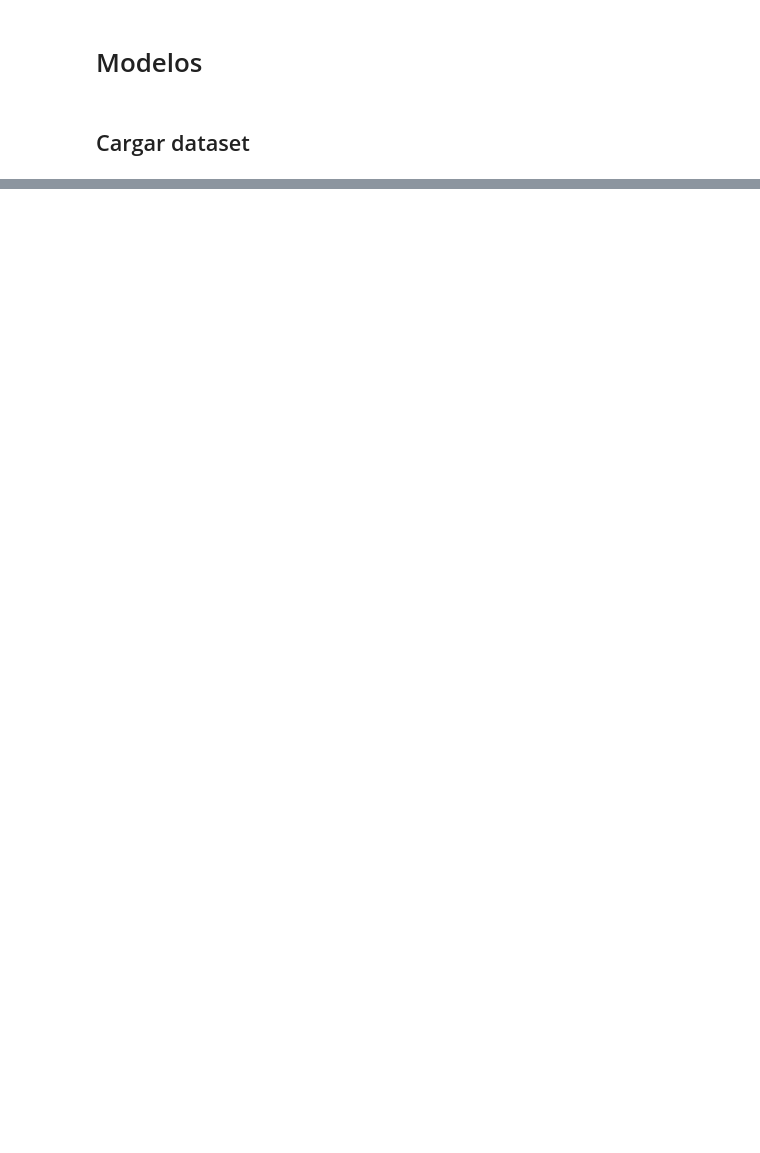
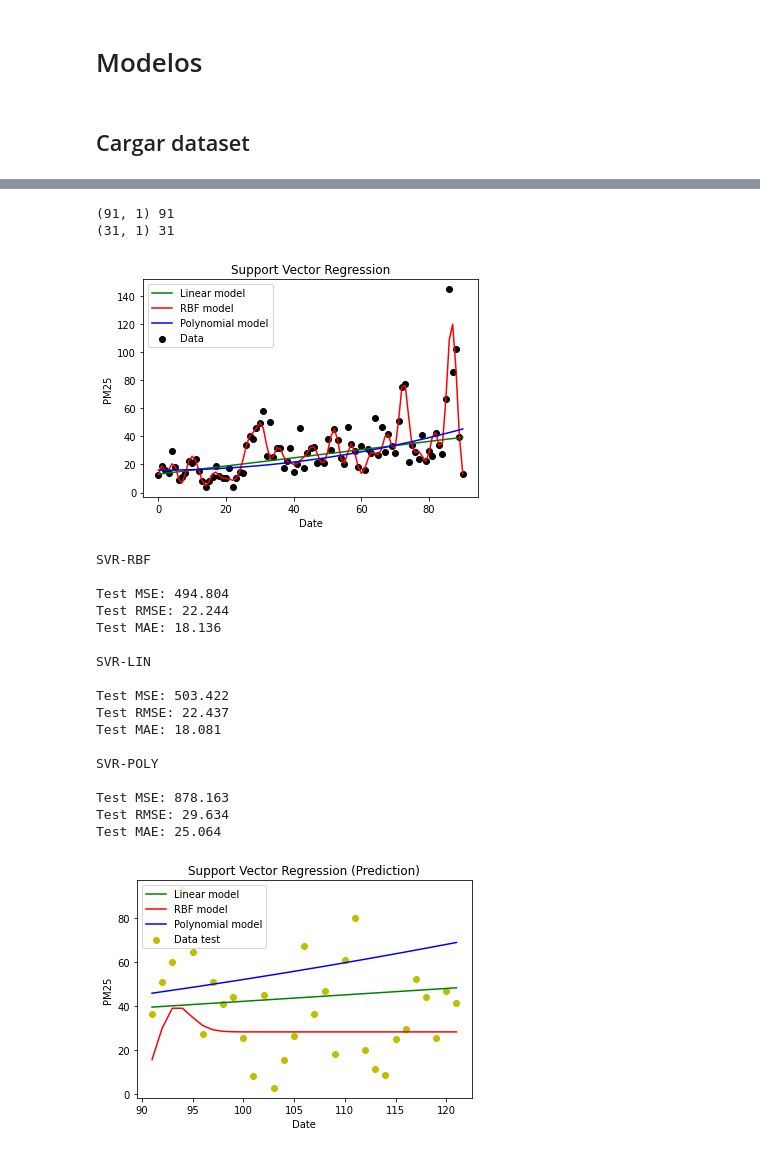
Before and after one commit to castudil/som-lstm, a Jupyter notebook: algoritmo_perturbacion.ipynb, the cells around one changed output, grey strips where cells are left out. Cells and saved outputs as stored; diff of their text form; code cells hidden in the pictures; blank space fills up the shorter version.

```diff
--- a/algoritmo_perturbacion.ipynb
+++ b/algoritmo_perturbacion.ipynb
@@ -115,0 +123,42 @@ max      766.200000
+# %%
+def get_data(df):
+    data = df.copy()
+
+    test = data.loc['2016-07-1':'2016-07-31'].resample('D').mean()
+    train = data.loc['2016-04-1': '2016-06-30'].resample('D').mean()
+
+    x_train = range(0, train.shape[0])
+    x_train = np.reshape(x_train,(len(x_train), 1))
+    y_train = train['PM25'].tolist()
+
+    x_test = range( train.shape[0],  train.shape[0]+test.shape[0])
+    x_test = np.reshape(x_test,(len(x_test), 1))
+    y_test = test['PM25'].tolist()
+
+
+    return [x_train, y_train, x_test, y_test]
+# %%
+x_train, y_train, x_test, y_test = get_data(df)
+
+print(x_train.shape, len(y_train))
+print(x_test.shape, len(y_test))
+# %% [output]
+(91, 1) 91
+(31, 1) 31
+# %%
+def evaluate_model( predict, y_test):
+
+  rmse = tf.keras.metrics.RootMeanSquaredError()
+  rmse.update_state(y_test, predict)
+
+  mae = tf.keras.metrics.MeanAbsoluteError()
+  mae.update_state(y_test, predict)
+
+  mse = tf.keras.metrics.MeanSquaredError()
+  mse.update_state(y_test, predict)
+
+  #rmse_sent = math.sqrt(mean_squared_error(testY_inverse, simple_pred))
+  print ('Test MSE: %.3f' %  mse.result().numpy())
+  print ('Test RMSE: %.3f' % rmse.result().numpy())
+  print ('Test MAE: %.3f' %  mae.result().numpy())
+  print ("")
@@ -115,0 +210,22 @@ max      766.200000
+# %%
+predict_prices(x_train, y_train, x_test, y_test)
+# %% [output]
+[figure, added]
+SVR-RBF
+
+Test MSE: 494.804
+Test RMSE: 22.244
+Test MAE: 18.136
+
+SVR-LIN
+
+Test MSE: 503.422
+Test RMSE: 22.437
+Test MAE: 18.081
+
+SVR-POLY
+
+Test MSE: 878.163
+Test RMSE: 29.634
+Test MAE: 25.064
+[figure, added]
```
Also changed, not shown: parts of 11 cells of this notebook.
